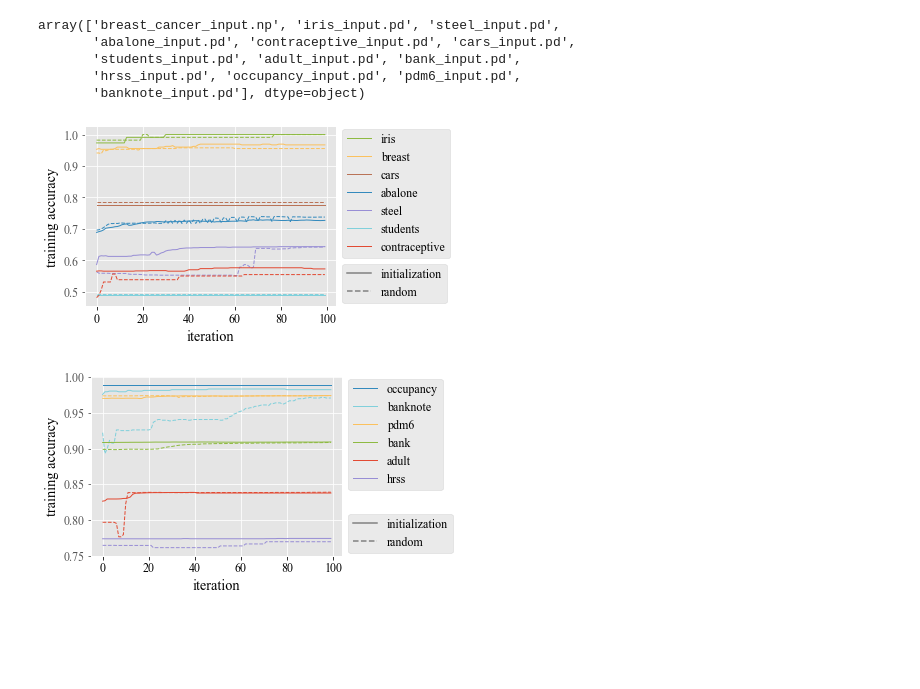
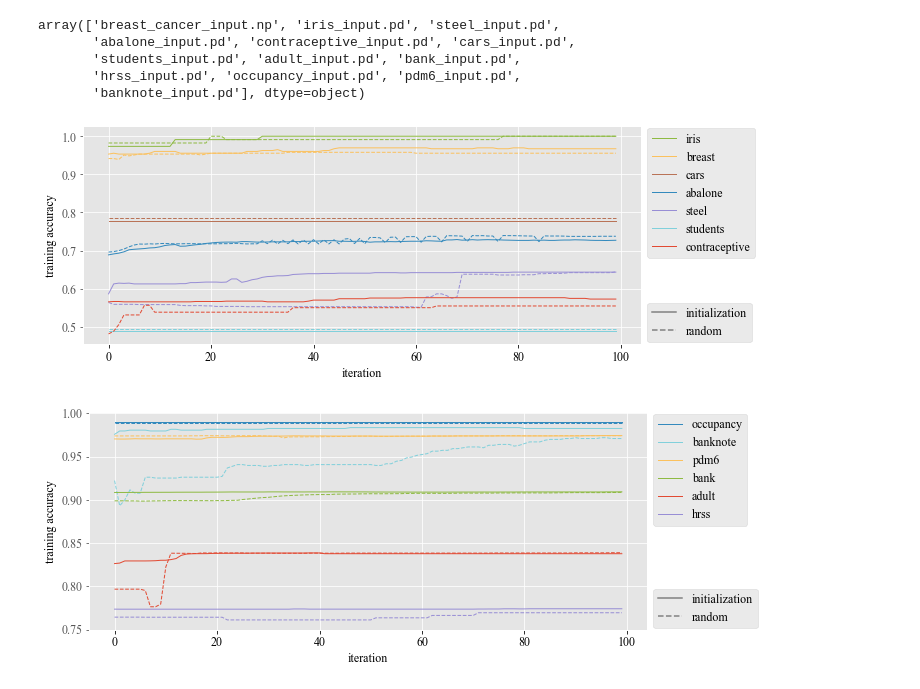
Before and after one commit to simsal0r/mixture-of-decision-trees, a Jupyter notebook: benchmarks/analysis_initialization.ipynb, the cells around one changed output. Drawn from its saved outputs; the diff is of its cells as text; code cells hidden in the pictures; blank space fills up the shorter version.

Commit message:
Visualiation optimization benchmark plots

```diff
--- a/benchmarks/analysis_initialization.ipynb
+++ b/benchmarks/analysis_initialization.ipynb
@@ -303,34 +303,34 @@ colormap = {
 # %%
 for dataset_group in [datasets1, datasets2]:
     displayed_iterations=100
     fig = plt.gcf()
     fig.set_size_inches(10, 4)
     iterations = np.arange(displayed_iterations)
     for dataset in dataset_group:
         accuracies = []
         for i in range(displayed_iterations):
             accuracies.append(df[df.dataset == dataset]["feature_importance_lr_max_Random_init_train_i_" + str(i)].values[0])
         plt.plot(iterations,accuracies,linewidth=1,linestyle='--',color=colormap[dataset])
         accuracies = []
         for i in range(displayed_iterations):
             accuracies.append(df[df.dataset == dataset]["feature_importance_lr_max_BGM_init_train_i_" + str(i)].values[0])
         plt.plot(iterations,accuracies,linewidth=1,linestyle='-',color=colormap[dataset],label=dataset.split("_")[0])
-    plt.ylabel("training accuracy")
-    plt.xlabel("iteration")
+    plt.ylabel("training accuracy", fontsize=12)
+    plt.xlabel("iteration", fontsize=12)
     l1 = plt.legend(bbox_to_anchor=(1, 1.02), loc="upper left")
 
     legend_elements = [Line2D([0], [0], color='grey', linestyle='-', label='initialization'),
                        Line2D([0], [0], color='grey', linestyle='--', label='random')]
     ax = plt.gca()
     ax.legend(handles=legend_elements, bbox_to_anchor=(1, -0.02), loc="lower left")
     ax.add_artist(l1)
 
     #plt.savefig("plots/test.pdf", bbox_inches="tight")
     plt.show()
                                                     #
 # %% [output]
-[figure, old version]
+[figure, new version]
-[figure, old version]
+[figure, new version]
 # %%
 def translator(word):
     if word == "feature_importance_lr_max":
```
Also changed, not shown: parts of 4 cells of this notebook, 22 other files.
